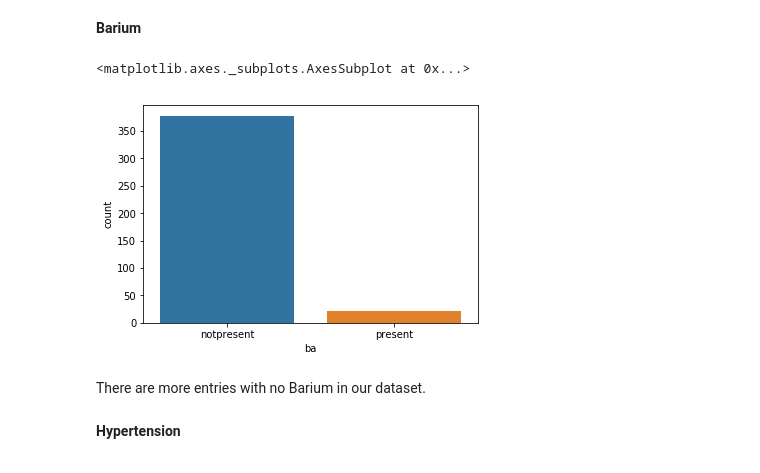
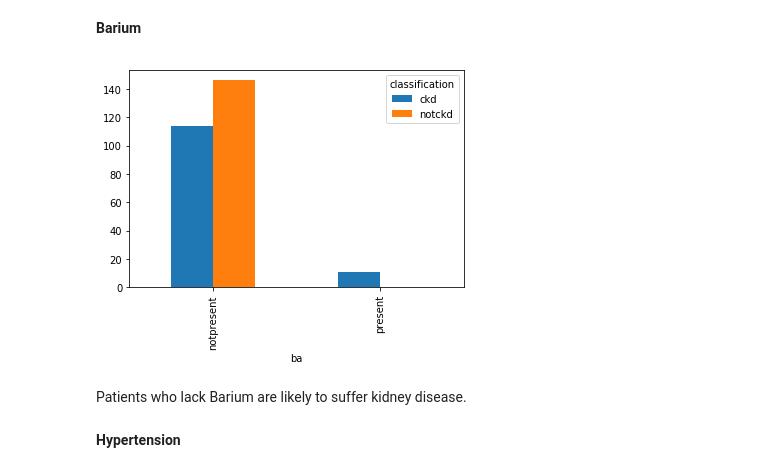
Before and after one commit to NortheasternUniversityADS/Final-Project, a Jupyter notebook: Kidney Disease/EDA.ipynb, the cells around one changed output. Saved outputs shown, nothing was run; the diff lists cells and outputs as text; code cells hidden in the pictures.

```diff
--- a/Kidney Disease/EDA.ipynb
+++ b/Kidney Disease/EDA.ipynb
@@ -87,13 +106,12 @@ There are more entries with no PCC in our dataset.
 # %% [markdown]
 **Barium**
-# %%
-ba = pd.DataFrame(df1.groupby('ba').size()).idxmax()[0]
-df1['ba'] = df1['ba'].fillna(pcc)
-sns.countplot(data=df1,x='ba')
-# %% [output]
-<matplotlib.axes._subplots.AxesSubplot at 0x...>
-[figure, removed]
-# %% [markdown]
-There are more entries with no Barium in our dataset.
+# %%
+d = df1.groupby(['ba', 'classification']).size().unstack(level=1)
+d = d / d.count()
+p = d.plot(kind='bar')
+# %% [output]
+[figure, added]
+# %% [markdown]
+Patients who lack Barium are likely to suffer kidney disease.
 # %% [markdown]
 **Hypertension**
```
Also changed, not shown: parts of 38 cells of this notebook, 2 other files.
